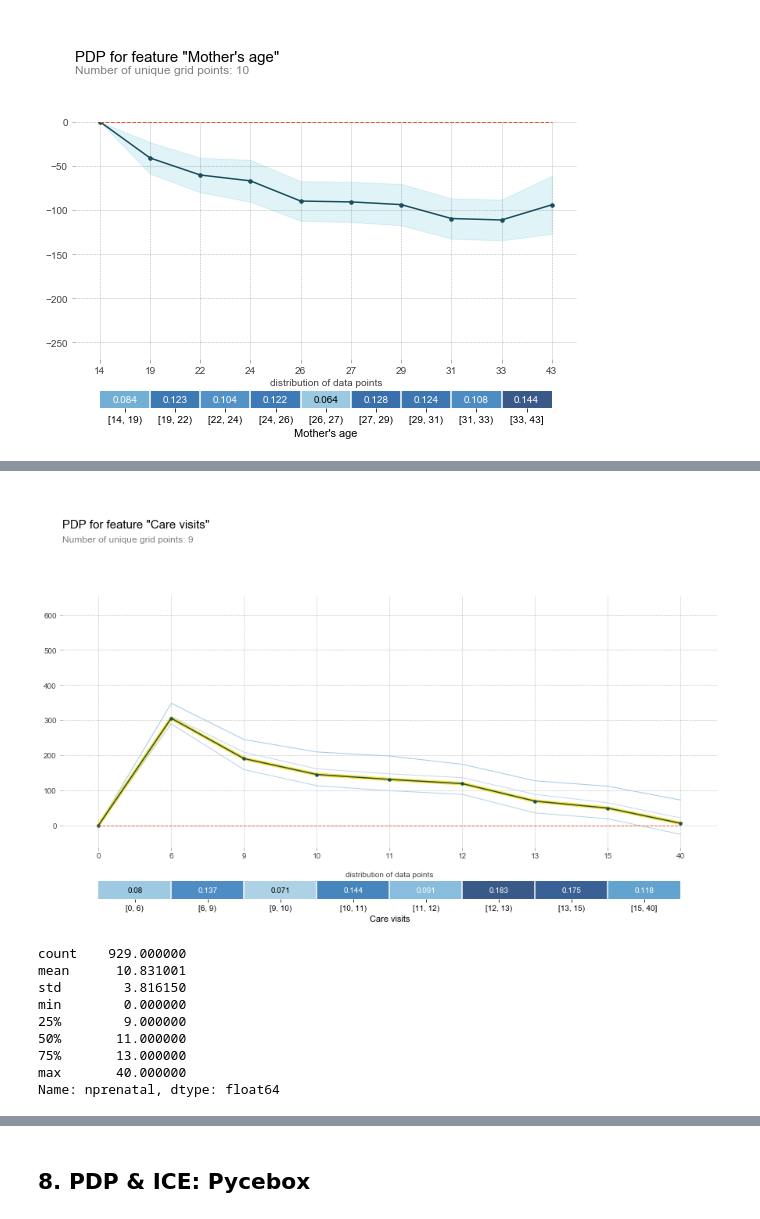
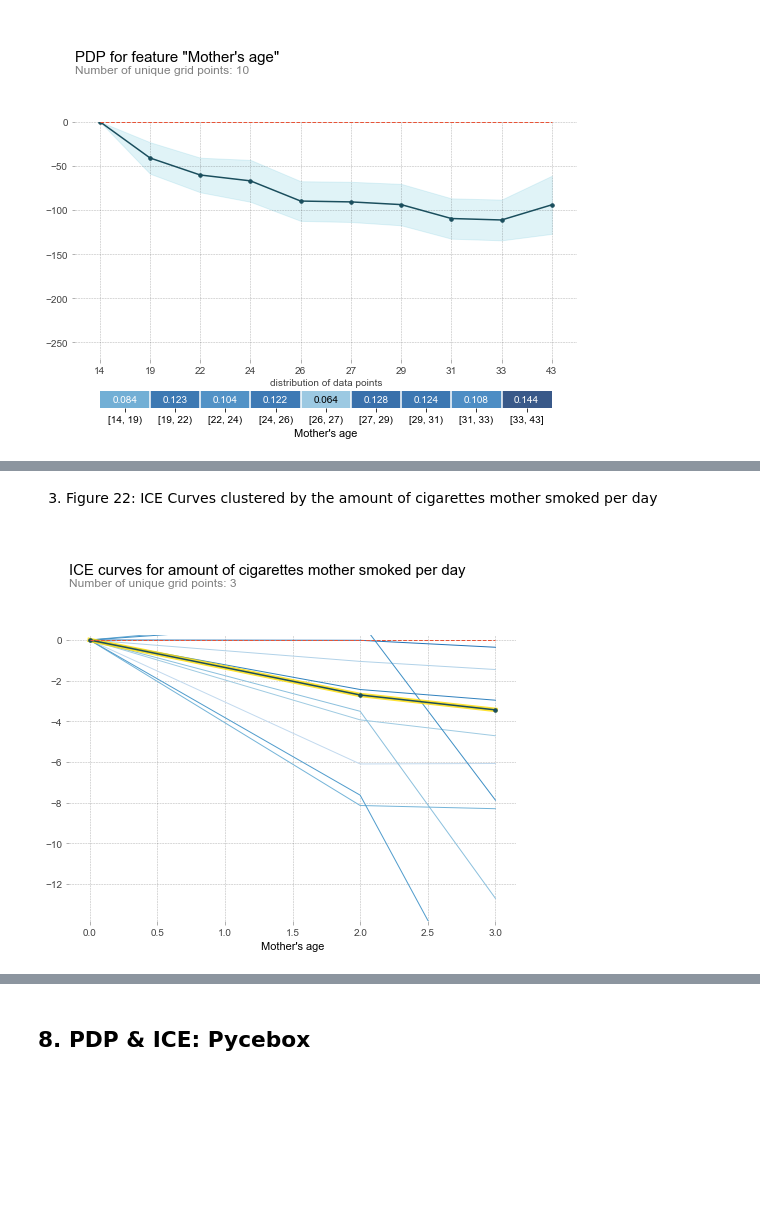
Before and after one commit to 1902010565/APA, a Jupyter notebook: PDP ICE real dataset.ipynb, the cells around one changed output, grey strips where cells are left out. Cells and saved outputs as stored; diff of their text form; code cells hidden in the pictures; blank space fills up the shorter version.

```diff
--- a/PDP ICE real dataset.ipynb
+++ b/PDP ICE real dataset.ipynb
@@ -231,20 +226,9 @@ fig.set_size_inches(9, 7)
+# %% [markdown]
+3. Figure 22: ICE Curves clustered by the amount of cigarettes mother smoked per day
 # %%
-pdp_mage = pdp.pdp_isolate(
-    model=model, dataset=X, model_features = features, feature= 'nprenatal'
-)
-fig, axes = pdp.pdp_plot(pdp_mage, "Care visits", #plot_lines=True,
-                         frac_to_plot=300, plot_pts_dist=True, x_quantile = True, n_cluster_centers = 3, plot_lines = True, cluster = True)
+pdp_mage = pdp.pdp_isolate(model=model, dataset=X, model_features = features, feature= 'msmoke')
+fig, axes = pdp.pdp_plot(pdp_mage, "Mother's age", plot_lines=True,
+                         frac_to_plot=300, plot_pts_dist=False, x_quantile=False, center = True, plot_params = {'title': "ICE curves for amount of cigarettes mother smoked per day"}, cluster = True, n_cluster_centers = 10)
+fig.set_size_inches(8, 7)
 # %% [output]
-[figure, old version]
+[figure, new version]
-# %%
-X.nprenatal.describe()
-# %% [output]
-count    929.000000
-mean      10.831001
-std        3.816150
-min        0.000000
-25%        9.000000
-50%       11.000000
-75%       13.000000
-max       40.000000
-Name: nprenatal, dtype: float64
```
Also changed, not shown: parts of 39 cells of this notebook.
